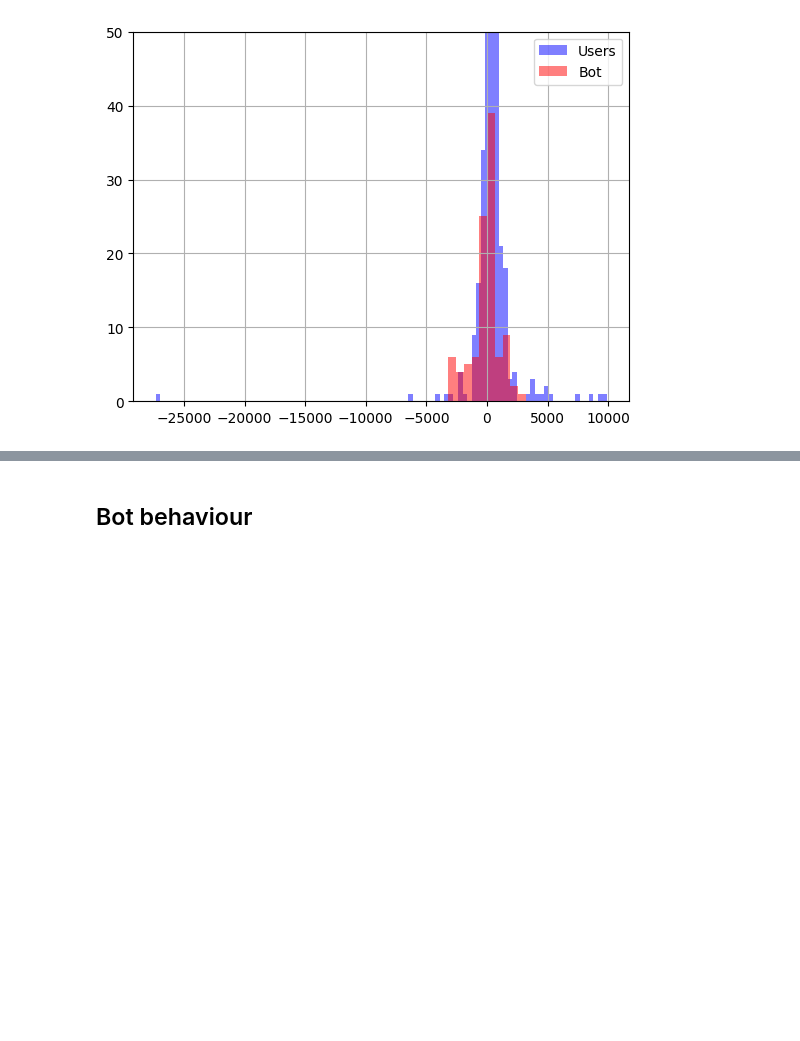
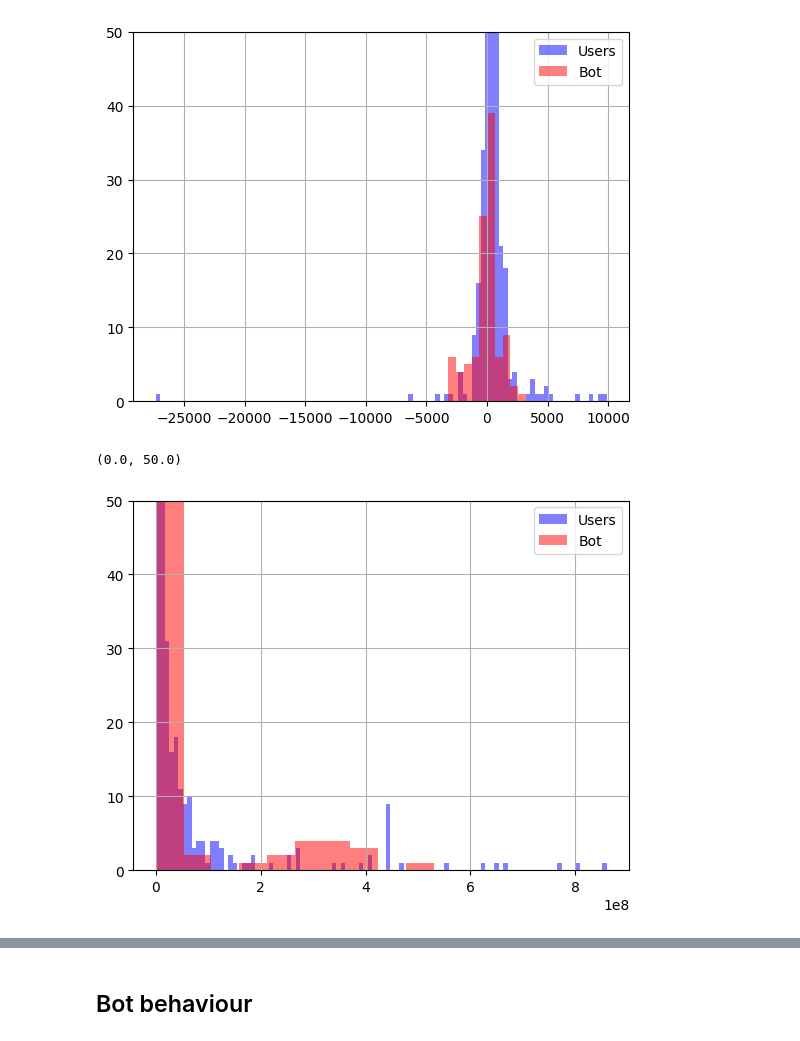
Before and after one commit to shandrayu/mining-massive-databases, a Jupyter notebook: notebooks/BloomFilter.ipynb, the cells around one changed output, grey strips where cells are left out. Cells and saved outputs as stored; diff of their text form; code cells hidden in the pictures; blank space fills up the shorter version.

```diff
--- a/notebooks/BloomFilter.ipynb
+++ b/notebooks/BloomFilter.ipynb
@@ -142,6 +142,12 @@ df = pd.DataFrame(raw_items)
 df['length_old'] = df.apply(lambda x: x['length']['old'], axis=1)
 df['length_new'] = df.apply(lambda x: x['length']['new'], axis=1)
 df['length_diff'] = df['length_new'] - df['length_old']
+df['revision_diff'] = df.apply(lambda x: x['revision']['new'], axis=1) - df.apply(lambda x: x['revision']['old'], axis=1)
+
+## split revision and length to buckets
+df['length_bucket'] = df.length_diff.map(lambda x: get_bin(x, bin_width=50 ,start=df.length_diff.min()))
+df['revision_bucket'] = df.revision_diff.map(lambda x: get_bin(x, bin_width=10 ,start=df.revision_diff.min()))
+
 len(df)
 # %% [output]
 1458
@@ -163,3 +169,13 @@ ax1.set_ylim((0, 50))
 # %% [output]
 (0.0, 50.0)
 [figure]
+# %%
+ax1 = plt.subplot(111)
+df[~df['bot']]['revision_diff'].hist(ax=ax1, color='blue', label='Users', alpha=0.5, bins=100)
+df[df['bot']]['revision_diff'].hist(ax=ax1, color='red', label='Bot', alpha=0.5)
+ax1.legend(loc='best')
+
+ax1.set_ylim((0, 50))
+# %% [output]
+(0.0, 50.0)
+[figure, added]
```
Also changed, not shown: parts of 52 cells of this notebook.
